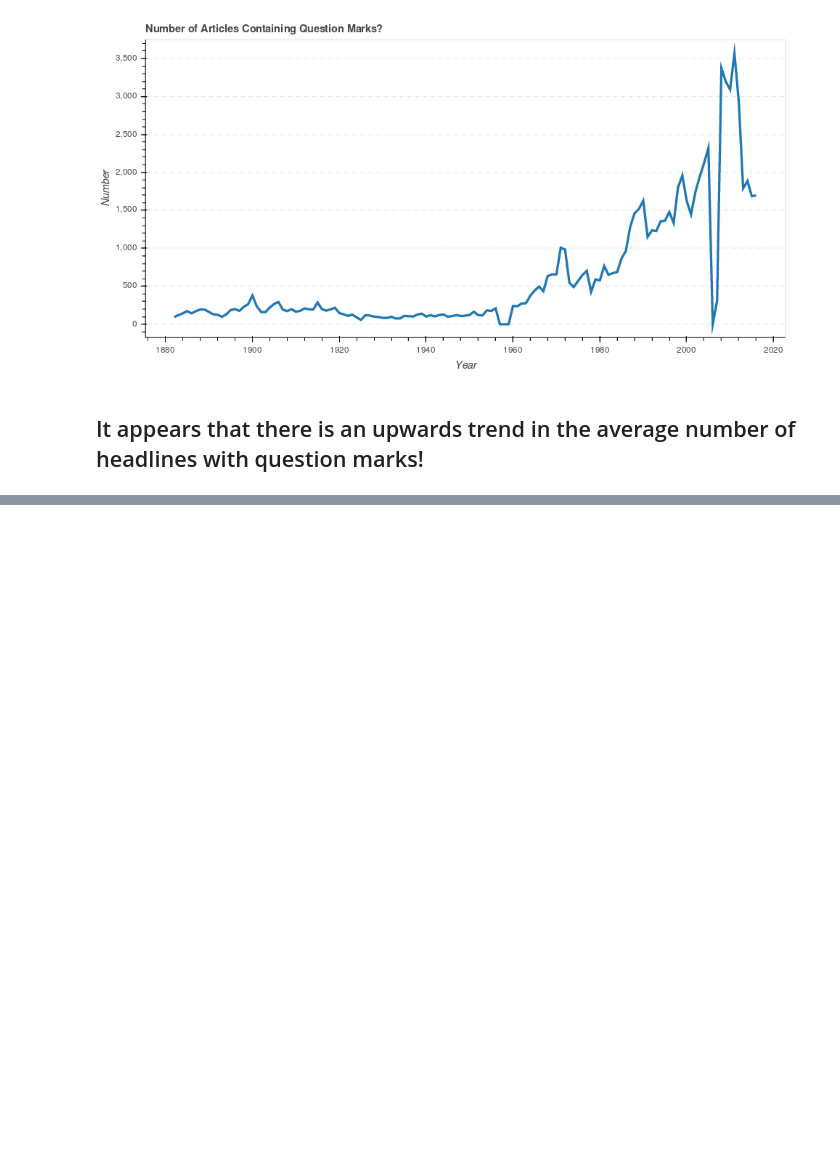
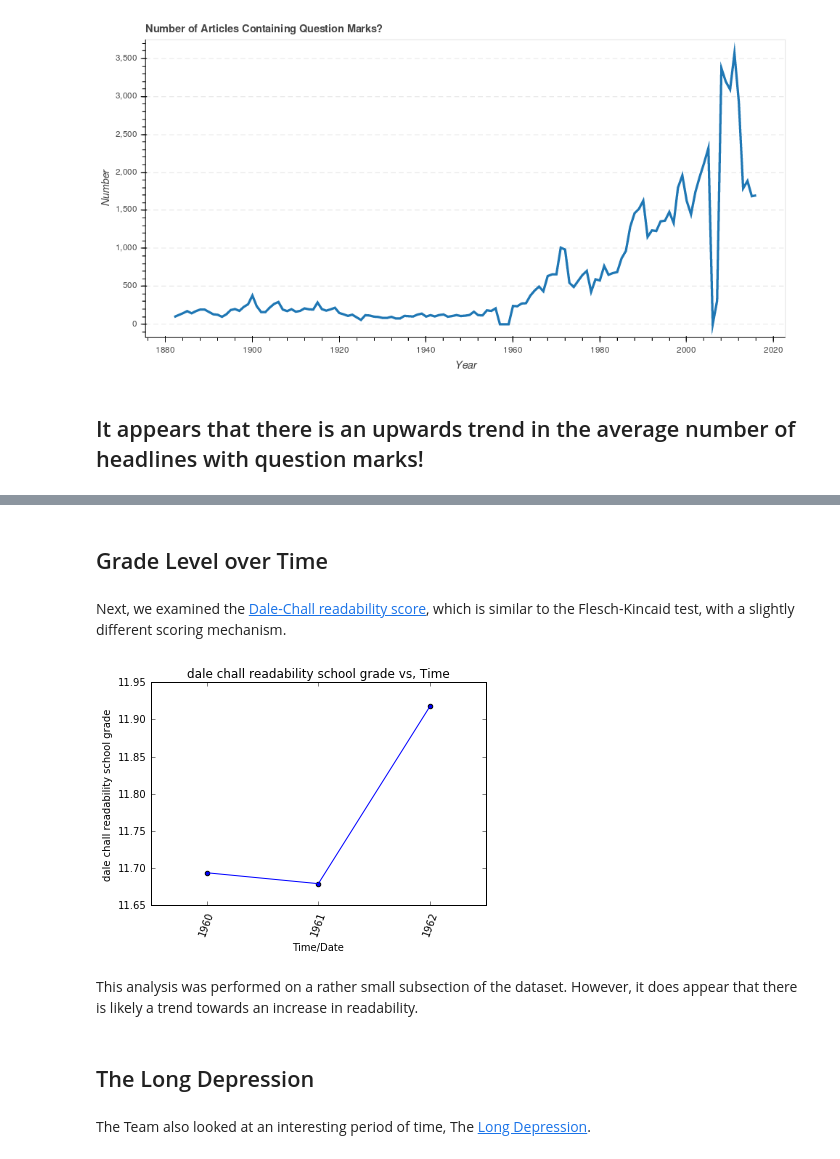
Before and after one commit to headlineanalysis/CSCE489, a Jupyter notebook: NYT_Analysis.ipynb, the cells around one changed output, grey strips where cells are left out. Drawn from its saved outputs; the diff is of its cells as text; code cells hidden in the pictures; blank space fills up the shorter version.

```diff
--- a/NYT_Analysis.ipynb
+++ b/NYT_Analysis.ipynb
@@ -415,0 +449,4 @@ Image("./images/question-marks.png")
+# %% [markdown]
+## Grade Level over Time
+# %% [markdown]
+Next, we examined the [Dale-Chall readability score](https://en.wikipedia.org/wiki/Dale%E2%80%93Chall_readability_formula), which is similar to the Flesch-Kincaid test, with a slightly different scoring mechanism.
@@ -415,0 +484,11 @@ Image("./images/question-marks.png")
+# %%
+from IPython.display import Image
+Image("dale-chall.png")
+# %% [output]
+[figure, added]
+# %% [markdown]
+This analysis was performed on a rather small subsection of the dataset. However, it does appear that there is likely a trend towards an increase in readability.
+# %% [markdown]
+## The Long Depression
+# %% [markdown]
+The Team also looked at an interesting period of time, The [Long Depression](https://en.wikipedia.org/wiki/Long_Depression).
```
Also changed, not shown: parts of 43 cells of this notebook, 10 other files.
